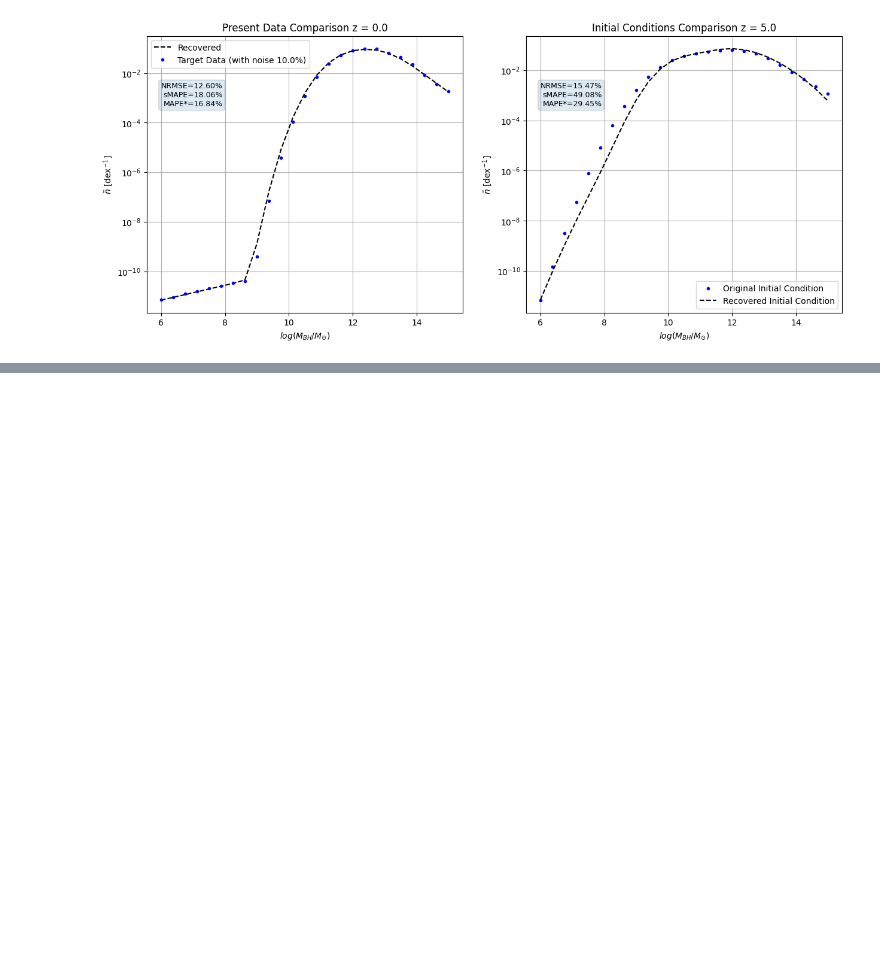
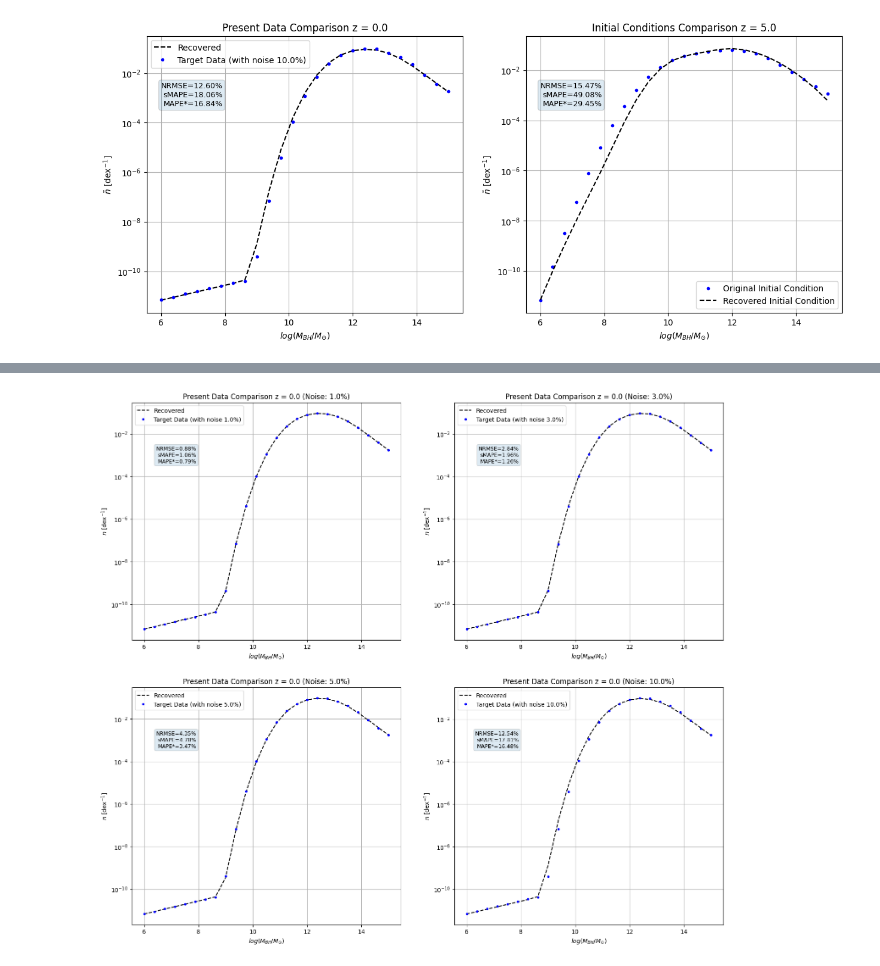
Before and after one commit to eduardopereira-inpe/starforge2, a Jupyter notebook: notebooks/parameters_recovery.ipynb, the cells around one changed output, grey strips where cells are left out. Cells and saved outputs as stored; diff of their text form; code cells hidden in the pictures; blank space fills up the shorter version.

```diff
--- a/notebooks/parameters_recovery.ipynb
+++ b/notebooks/parameters_recovery.ipynb
@@ -569,2 +750,39 @@ params = {
+# %%
+
+fig2, axes2 = plt.subplots(2, 2, figsize=(18, 16))
+axes2 = axes2.flatten()
+for i, noise in enumerate(results.keys()):
+    ax2 = axes2[i]
+    res = results[noise]
+
+    ax2.plot(
+        res['ln_mbh_grid'],
+        res['outputs_n_final'],
+        '--',
+        label="Recovered",
+        color='black'
+    )
+
+    ax2.plot(
+        res['ln_mbh_grid'],
+        res['target_data'],
+        '.',
+        label=f"Target Data (with noise {float(noise)*100:.1f}%)",
+        color='blue',
+    )
+
+    ax2.set_xlabel(r'$log(M_{BH} / M_{\odot})$')
+    ax2.set_ylabel(r'$n$ [dex$^{-1}$]')
+    ax2.set_yscale('log')
+    ax2.text(0.24, 0.74, res['metrics'], transform=ax2.transAxes,
+                        fontsize=9, va='bottom', ha='right',
+                        bbox=dict(boxstyle="round,pad=0.3", alpha=0.15))
+    ax2.set_title(f'Present Data Comparison z = {res["grid_params"].z_f} (Noise: {float(noise)*100:.1f}%)')
+    ax2.legend()
+    ax2.grid(True)
+
+plt.show()
+# %% [output]
+[figure, added]
 # %%
 ray.shutdown()
```
Also changed, not shown: parts of 2 cells of this notebook.
